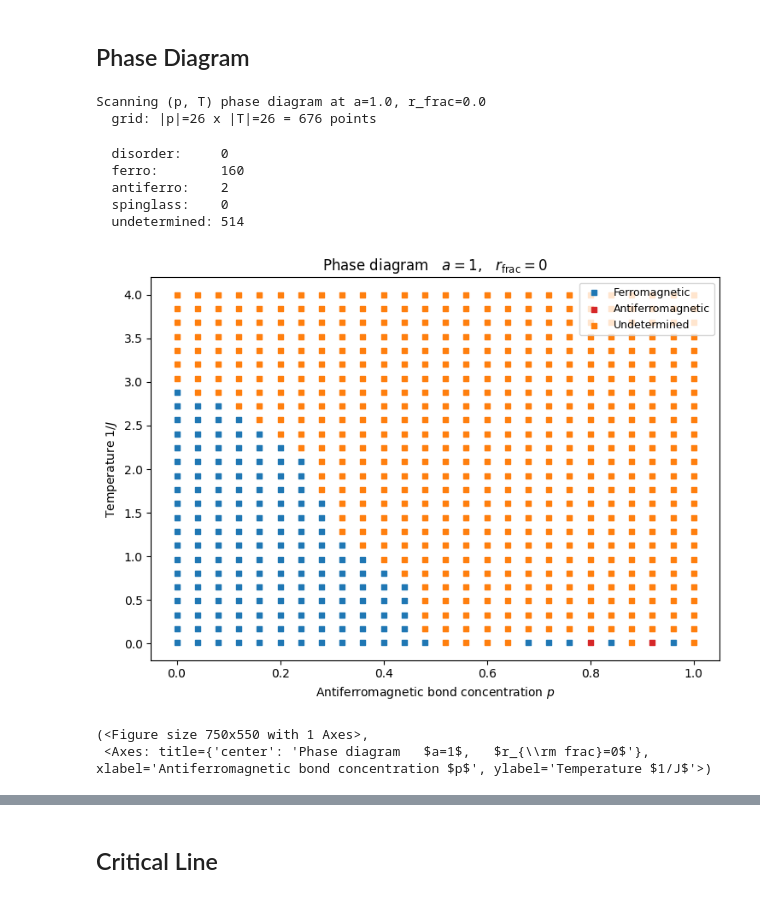
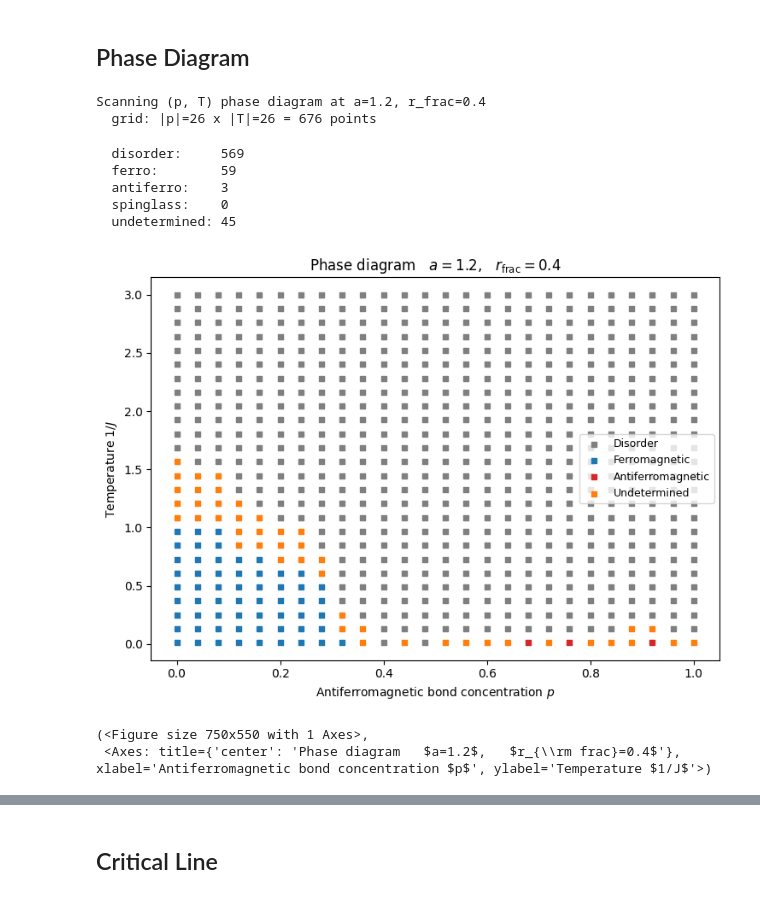
Before and after one commit to erbilcanartun/long-range-ising-chain, a Jupyter notebook: notebooks/dilute_random_couplings.ipynb, the cells around one changed output, grey strips where cells are left out. Cells and saved outputs as stored; diff of their text form; code cells hidden in the pictures.

```diff
--- a/notebooks/dilute_random_couplings.ipynb
+++ b/notebooks/dilute_random_couplings.ipynb
@@ -522,17 +530,17 @@ classify_sink(
 # ----------------------------
 
 # ---- parameters ----
-a               = 1.0     # interaction-range exponent
-r_frac          = 0.0     # fraction of zero (missing) bonds
+a               = 1.2     # interaction-range exponent
+r_frac          = 0.4     # fraction of zero (missing) bonds
 p_values        = np.linspace(0.0, 1.0, 26)
-T_values        = np.linspace(0.01, 4.0, 26)
-max_dist_final  = 9
+T_values        = np.linspace(0.01, 3.0, 26)
+max_dist_final  = 20
 n_steps_total   = 10
-track_r         = (1,)
+track_r         = (2,)
 thr_dis         = 1e-2
 thr_ord         = 1e2
 
-seed            = 19
+seed            = 12
 
 print(f"Scanning (p, T) phase diagram at a={a}, r_frac={r_frac}")
 print(f"  grid: |p|={len(p_values)} x |T|={len(T_values)} = "
@@ -543,38 +551,38 @@ dis_pts, fer_pts, af_pts, sg_pts, und_pts = scan_phase_sinks_p_T(
     T_values=T_values,
     a=a,
     r_frac=r_frac,
     max_dist_final=max_dist_final,
     n_steps_total=n_steps_total,
     track_r=track_r,
     eval_step=None,
     seed=seed,
     thr_dis=thr_dis,
     thr_ord=thr_ord,
     progress="tqdm",   # or "text" for plain prints, or None for silent
 )
 
 print(f"  disorder:     {len(dis_pts)}")
 print(f"  ferro:        {len(fer_pts)}")
 print(f"  antiferro:    {len(af_pts)}")
 print(f"  spinglass:    {len(sg_pts)}")
 print(f"  undetermined: {len(und_pts)}")
 
 plot_phase_points_p_T(
     disorder_points=dis_pts,
     ferro_points=fer_pts,
     antiferro_points=af_pts,
     spinglass_points=sg_pts,
     undetermined_points=und_pts,
     a=a, r_frac=r_frac,
 )
 # %% [output]
-Scanning (p, T) phase diagram at a=1.0, r_frac=0.0
+Scanning (p, T) phase diagram at a=1.2, r_frac=0.4
   grid: |p|=26 x |T|=26 = 676 points
-  disorder:     0
-  ferro:        160
-  antiferro:    2
+  disorder:     569
+  ferro:        59
+  antiferro:    3
   spinglass:    0
-  undetermined: 514
+  undetermined: 45
-[figure, old version]
+[figure, new version]
 (<Figure size 750x550 with 1 Axes>,
- <Axes: title={'center': 'Phase diagram   $a=1$,   $r_{\\rm frac}=0$'}, xlabel='Antiferromagnetic bond concentration $p$', ylabel='Temperature $1/J$'>)
+ <Axes: title={'center': 'Phase diagram   $a=1.2$,   $r_{\\rm frac}=0.4$'}, xlabel='Antiferromagnetic bond concentration $p$', ylabel='Temperature $1/J$'>)
```
Also changed, not shown: parts of 6 cells of this notebook, 2 other files.
